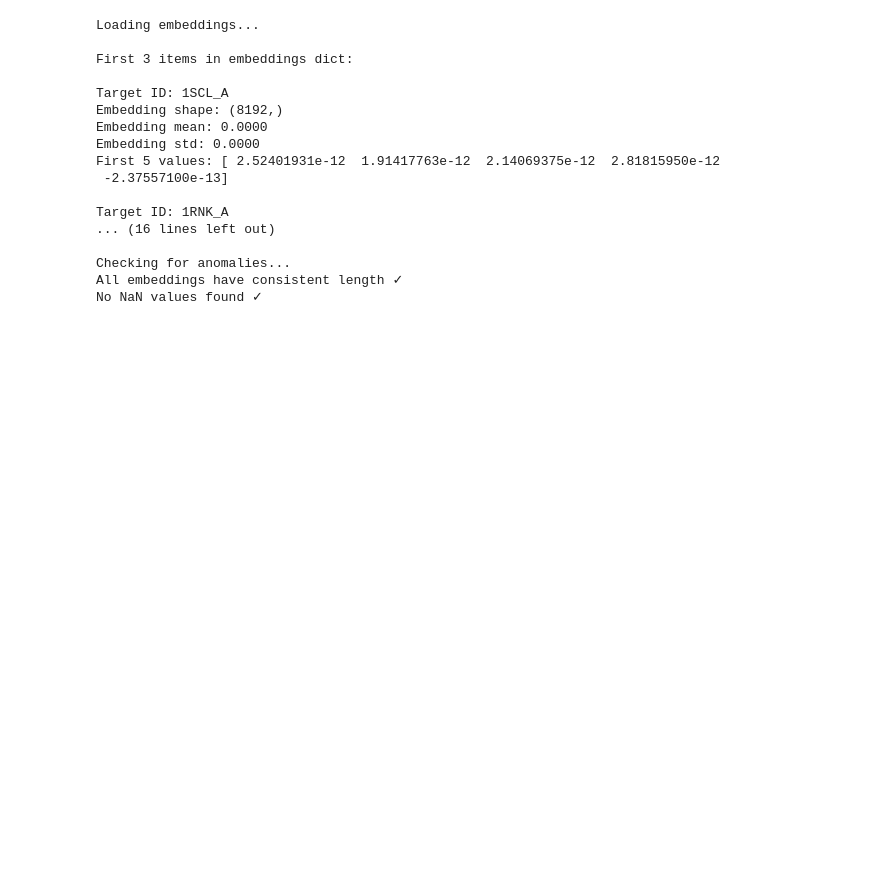
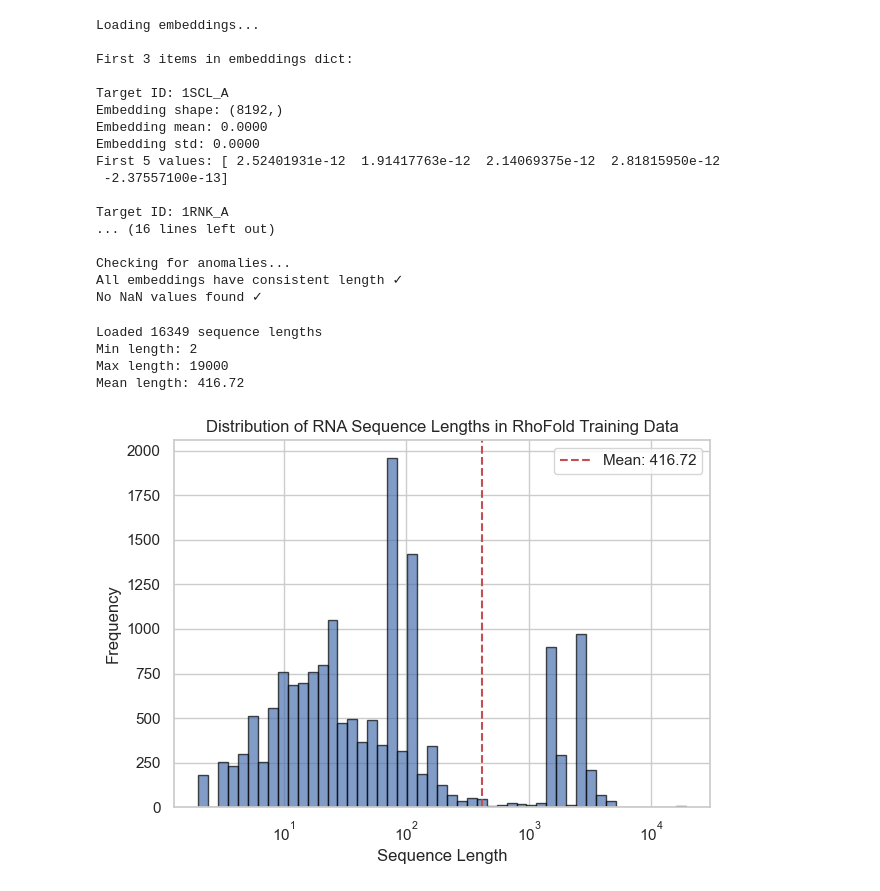
Before and after one commit to kyishanzh/rna-fold, a Jupyter notebook: explore_data.ipynb, the cells around one changed output. Cells and saved outputs as stored; diff of their text form; code cells hidden in the pictures; blank space fills up the shorter version.

Commit message:
aded rhofold, changed explroe data nb

```diff
--- a/explore_data.ipynb
+++ b/explore_data.ipynb
@@ -434,3 +438,46 @@ No NaN values found ✓
 # test if evo2 UMAP can put similar-looking RNAs closer than dissimilar-looking RNAs
 
 # potentially use evo2 to test if it can differentiate between RFDiffusion sequences and PDB real sequences? -- use UMAP?
+# %%
+rhofold_train_lengths = []
+from Bio import SeqIO
+import os
+
+# Get all fasta files in the directory
+fasta_files = [f for f in os.listdir('data/RNA3D_DATA/seq') if f.endswith('.seq')]
+
+# Read each file and get sequence lengths
+for file in fasta_files:
+    file_path = os.path.join('data/RNA3D_DATA/seq', file)
+    for record in SeqIO.parse(file_path, "fasta"):
+        rhofold_train_lengths.append(len(record.seq))
+
+print(f"Loaded {len(rhofold_train_lengths)} sequence lengths")
+print(f"Min length: {min(rhofold_train_lengths) if rhofold_train_lengths else 'N/A'}")
+print(f"Max length: {max(rhofold_train_lengths) if rhofold_train_lengths else 'N/A'}")
+print(f"Mean length: {sum(rhofold_train_lengths)/len(rhofold_train_lengths) if rhofold_train_lengths else 'N/A':.2f}")
+# %% [output]
+Loaded 16349 sequence lengths
+Min length: 2
+Max length: 19000
+Mean length: 416.72
+# %%
+import matplotlib.pyplot as plt
+import numpy as np
+
+# Create logarithmically spaced bins for better distribution visualization
+min_length = min(rhofold_train_lengths)
+max_length = max(rhofold_train_lengths)
+bins = np.logspace(np.log10(min_length), np.log10(max_length), 50)
+plt.hist(rhofold_train_lengths, bins=bins, alpha=0.7, edgecolor='black')
+plt.title('Distribution of RNA Sequence Lengths in RhoFold Training Data')
+plt.xlabel('Sequence Length')
+plt.ylabel('Frequency')
+plt.xscale('log')  # Set x-axis to logarithmic scale
+mean_length = sum(rhofold_train_lengths)/len(rhofold_train_lengths)
+plt.axvline(x=mean_length, color='r', linestyle='--', label=f'Mean: {mean_length:.2f}')
+plt.legend()
+plt.tight_layout()
+plt.show()
+# %% [output]
+[figure, added]
```
Also changed, not shown: parts of 1 cell of this notebook.
